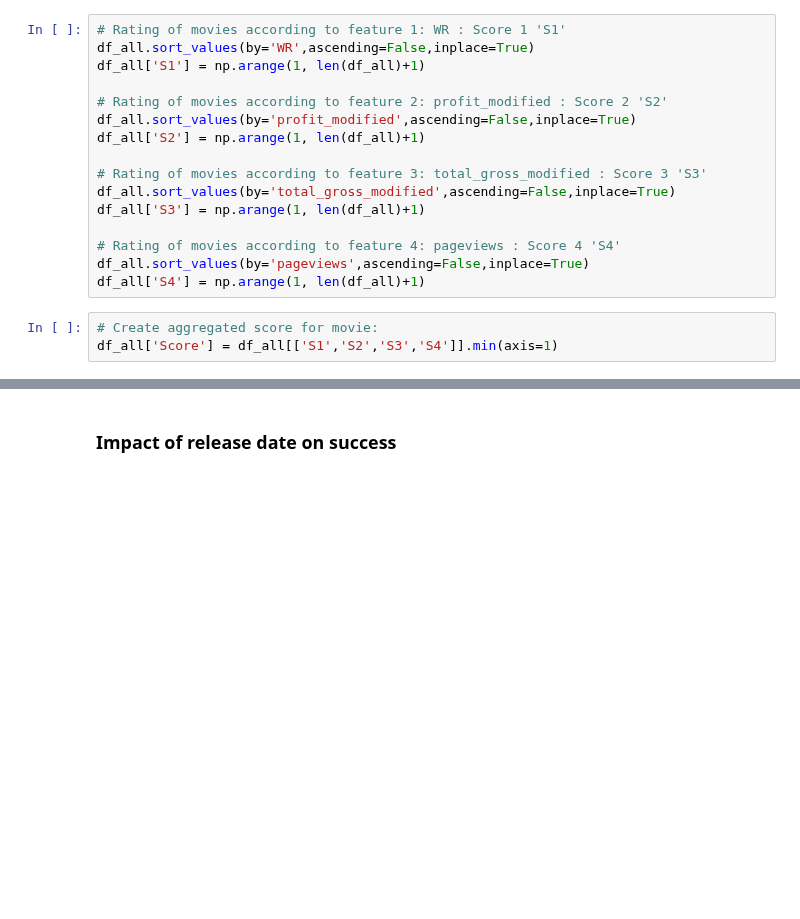
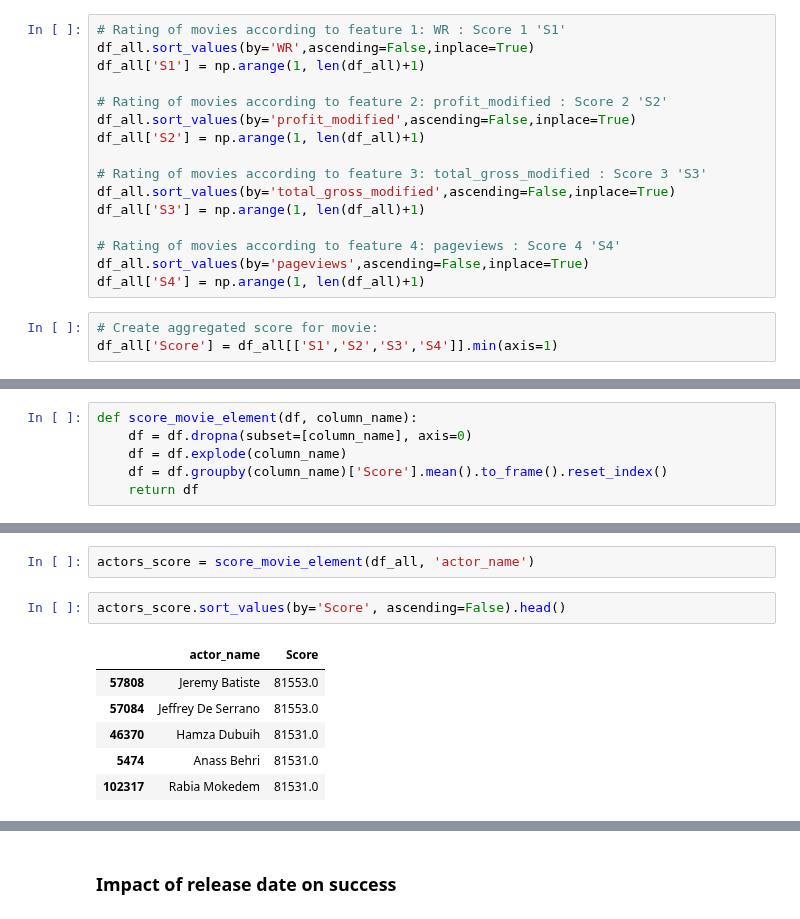
Before and after one commit to epfl-ada/ada-2022-project-theadaholics, a Jupyter notebook: main.ipynb, the cells around one changed output, grey strips where cells are left out. Cells and saved outputs as stored; diff of their text form; blank space fills up the shorter version.

```diff
--- a/main.ipynb
+++ b/main.ipynb
@@ -1086,0 +1104,6 @@ df_all.sort_values(by='Score').head(3)
+# %%
+def score_movie_element(df, column_name):
+    df = df.dropna(subset=[column_name], axis=0)
+    df = df.explode(column_name)
+    df = df.groupby(column_name)['Score'].mean().to_frame().reset_index()
+    return df
@@ -1086,0 +1118,11 @@ df_all.sort_values(by='Score').head(3)
+# %%
+actors_score = score_movie_element(df_all, 'actor_name')
+# %%
+actors_score.sort_values(by='Score', ascending=False).head()
+# %% [output]
+|  | actor_name | Score |
+| 57808 | Jeremy Batiste | 81553.0 |
+| 57084 | Jeffrey De Serrano | 81553.0 |
+| 46370 | Hamza Dubuih | 81531.0 |
+| 5474 | Anass Behri | 81531.0 |
+| 102317 | Rabia Mokedem | 81531.0 |
```
Also changed, not shown: parts of 12 cells of this notebook.
